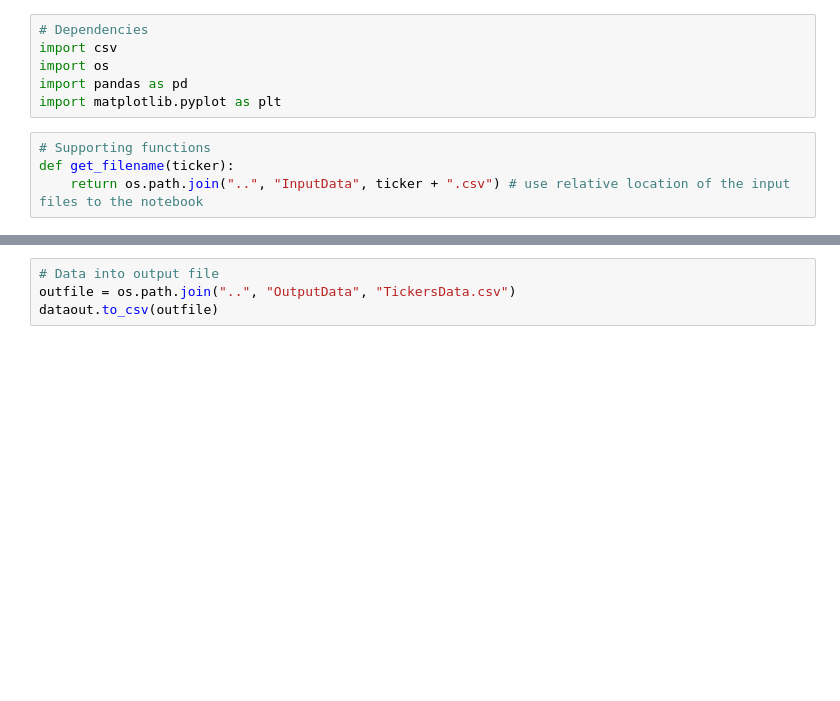
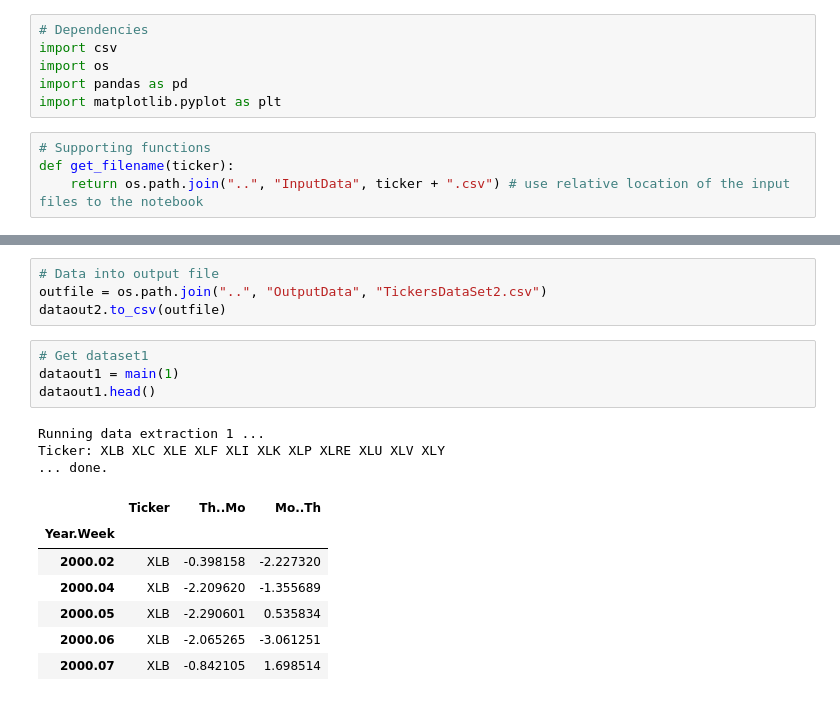
Before and after one commit to serenaL/GTATL5Project1, a Jupyter notebook: Notebooks/InputDataExtraction.ipynb, the cells around one changed output, grey strips where cells are left out. Cells and saved outputs as stored; diff of their text form; blank space fills up the shorter version.

```diff
--- a/Notebooks/InputDataExtraction.ipynb
+++ b/Notebooks/InputDataExtraction.ipynb
@@ -88,4 +124,19 @@ dataout.describe()
 # %%
 # Data into output file
-outfile = os.path.join("..", "OutputData", "TickersData.csv")
-dataout.to_csv(outfile)
+outfile = os.path.join("..", "OutputData", "TickersDataSet2.csv")
+dataout2.to_csv(outfile)
+# %%
+# Get dataset1
+dataout1 = main(1)
+dataout1.head()
+# %% [output]
+Running data extraction 1 ...
+Ticker: XLB XLC XLE XLF XLI XLK XLP XLRE XLU XLV XLY
+... done.
+|  | Ticker | Th..Mo | Mo..Th |
+| Year.Week |  |  |  |
+| 2000.02 | XLB | -0.398158 | -2.227320 |
+| 2000.04 | XLB | -2.209620 | -1.355689 |
+| 2000.05 | XLB | -2.290601 | 0.535834 |
+| 2000.06 | XLB | -2.065265 | -3.061251 |
+| 2000.07 | XLB | -0.842105 | 1.698514 |
```
Also changed, not shown: parts of 10 cells of this notebook, 2 other files.
